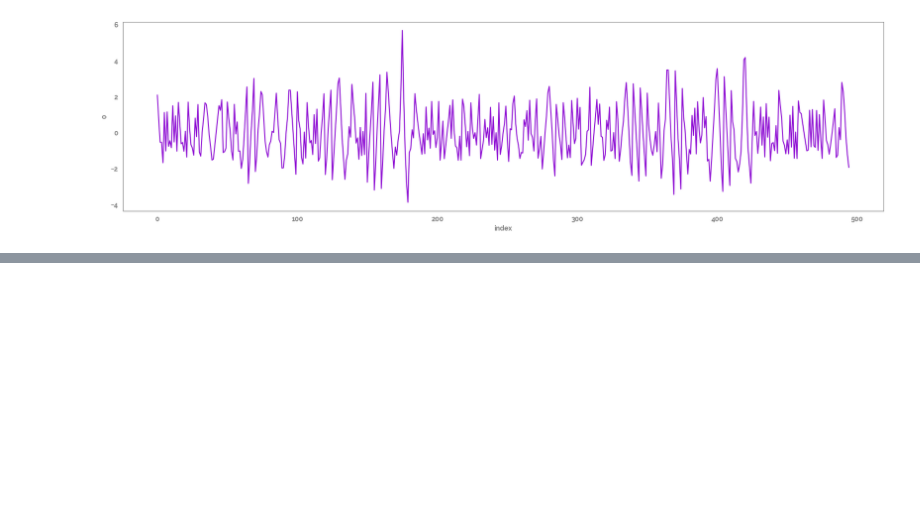
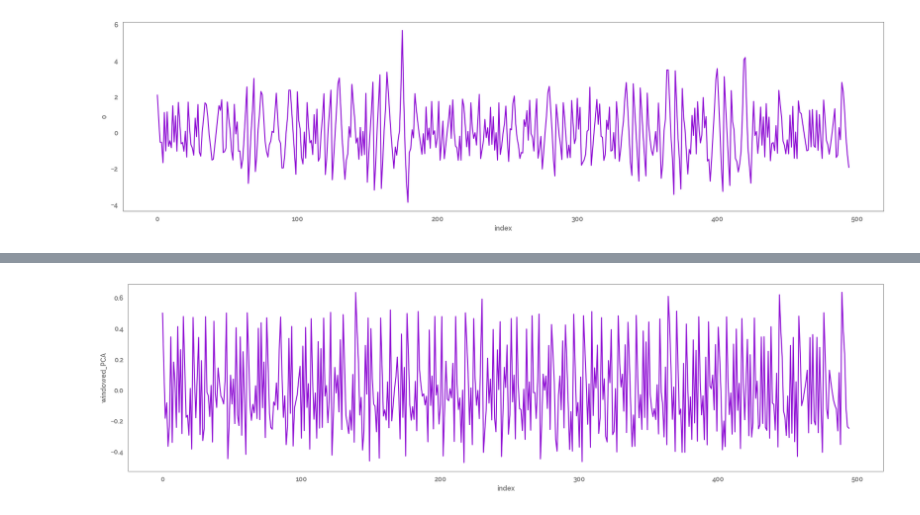
Before and after one commit to jameshtwose/jmspack, a Jupyter notebook: playground/window_functions.ipynb, the cells around one changed output, grey strips where cells are left out. Cells and saved outputs as stored; diff of their text form; code cells hidden in the pictures; blank space fills up the shorter version.

Commit message:
creating a flexible summary NLTSA window function in the playground which accepts decomposition models from sklearn

```diff
--- a/playground/window_functions.ipynb
+++ b/playground/window_functions.ipynb
@@ -72,8 +55,13 @@ def change_profile_apply(x):
 # %%
-def flexy_window(x, window_size, user_func):
-    x.rolling
+def summary_window_FUN(x: pd.DataFrame, window_size: int = 7, user_func=decomposition.PCA, kwargs: dict = {}):
+    window_range = np.arange(0, len(x)-window_size, window_size)
 
-    return win_df[0]
+    cp_df = pd.DataFrame()
+    for window_begin in window_range:
+        current_cp_df = pd.DataFrame(user_func(n_components=None, **kwargs).fit_transform(x.iloc[window_begin: window_begin + window_size])).iloc[:, 0]
+        cp_df = pd.concat([cp_df, current_cp_df])
+
+    return cp_df.rename(columns={0: f"windowed_{user_func.__name__}"}).reset_index(drop=True)
 # %%
 def mad(x):
     return np.fabs(x - x.mean()).mean()
@@ -162,5 +183,15 @@ _ = sns.lineplot(data=win_PCA(df, window_size=5).reset_index(drop=True).reset_in
 # %%
-# _ = plt.figure(figsize=(20, 5))
-# _ = sns.lineplot(data=win_LDA(df, window_size=5).reset_index(drop=True).reset_index(),
-#                 x="index",
-#                 y=0)
+window_function = decomposition.PCA
+scale_data=True
+if scale_data:
+    _ = plt.figure(figsize=(20, 5))
+    _ = sns.lineplot(data=summary_window_FUN(df.pipe(apply_scaling), window_size=5, user_func=window_function, kwargs={"random_state":42}).reset_index(),
+                    x="index",
+                    y=f"windowed_{window_function.__name__}")
+else:
+    _ = plt.figure(figsize=(20, 5))
+    _ = sns.lineplot(data=summary_window_FUN(df, window_size=5, user_func=window_function).reset_index(),
+                    x="index",
+                    y=f"windowed_{window_function.__name__}")
+# %% [output]
+[figure, added]
```
Also changed, not shown: parts of 9 cells of this notebook.
